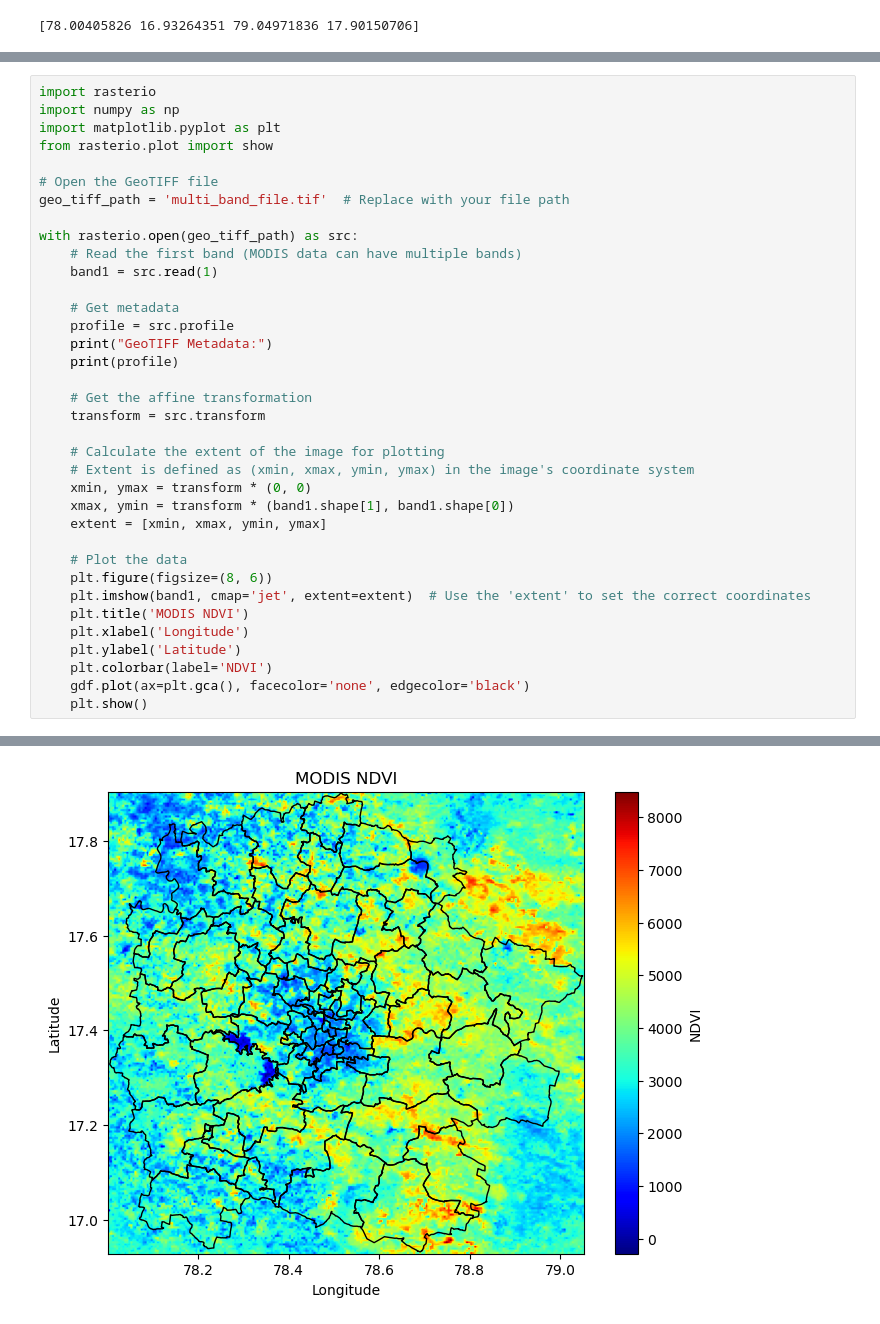
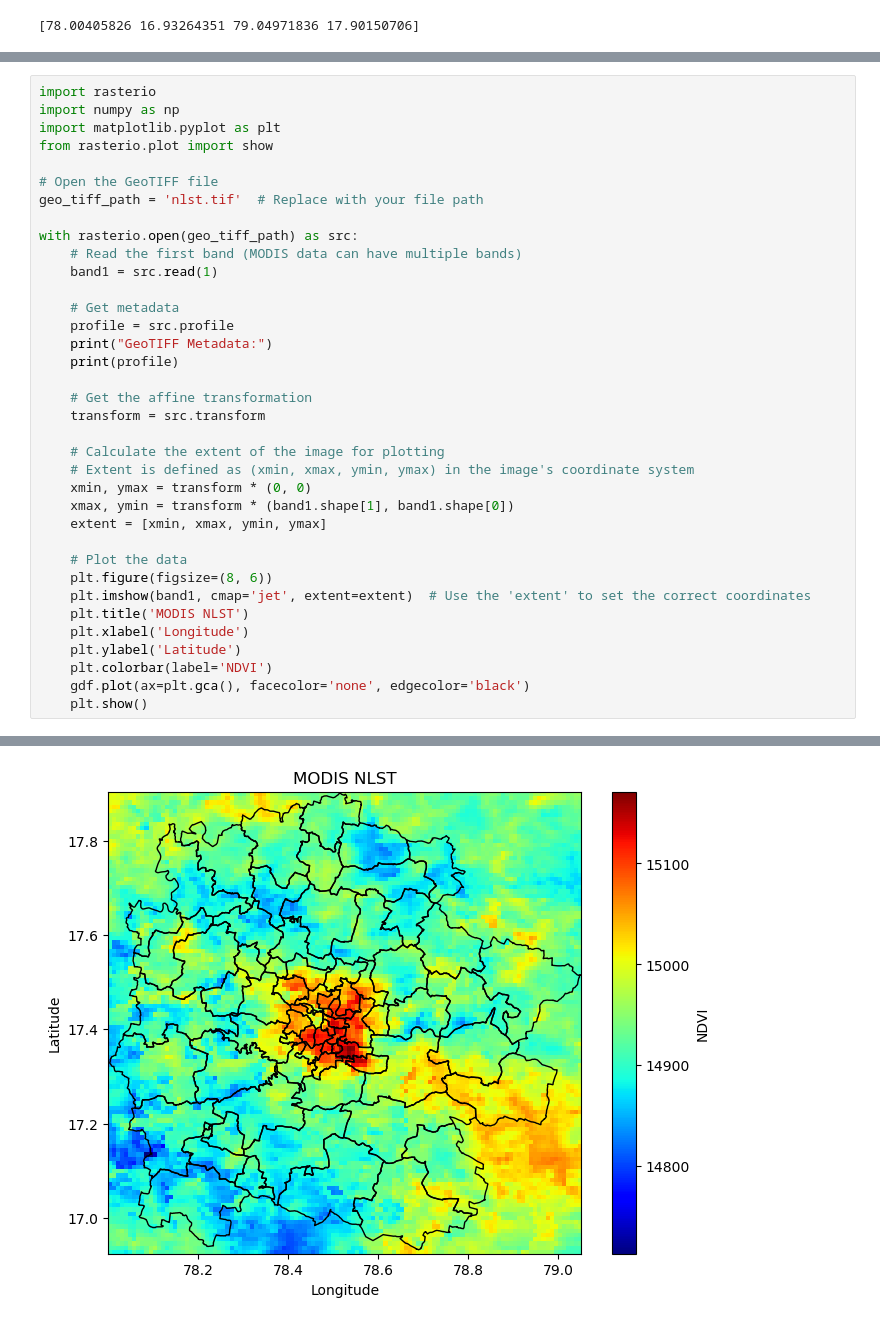
Before and after one commit to Rishi-Bharadwaj/air_pollution_correlation, a Jupyter notebook: nlst_trial.ipynb, the cells around one changed output, grey strips where cells are left out. Cells and saved outputs as stored; diff of their text form.

Commit message:
added nlst

```diff
--- a/nlst_trial.ipynb
+++ b/nlst_trial.ipynb
@@ -47,7 +47,7 @@ import matplotlib.pyplot as plt
 from rasterio.plot import show
 
 # Open the GeoTIFF file
-geo_tiff_path = 'multi_band_file.tif'  # Replace with your file path
+geo_tiff_path = 'nlst.tif'  # Replace with your file path
 
 with rasterio.open(geo_tiff_path) as src:
     # Read the first band (MODIS data can have multiple bands)
@@ -70,7 +70,7 @@ with rasterio.open(geo_tiff_path) as src:
     # Plot the data
     plt.figure(figsize=(8, 6))
     plt.imshow(band1, cmap='jet', extent=extent)  # Use the 'extent' to set the correct coordinates
-    plt.title('MODIS NDVI')
+    plt.title('MODIS NLST')
     plt.xlabel('Longitude')
     plt.ylabel('Latitude')
     plt.colorbar(label='NDVI')
@@ -83,2 +83,2 @@ GeoTIFF Metadata:
-[figure, old version]
+[figure, new version]
 # %%
```
Also changed, not shown: parts of 6 cells of this notebook, 1 other file.
